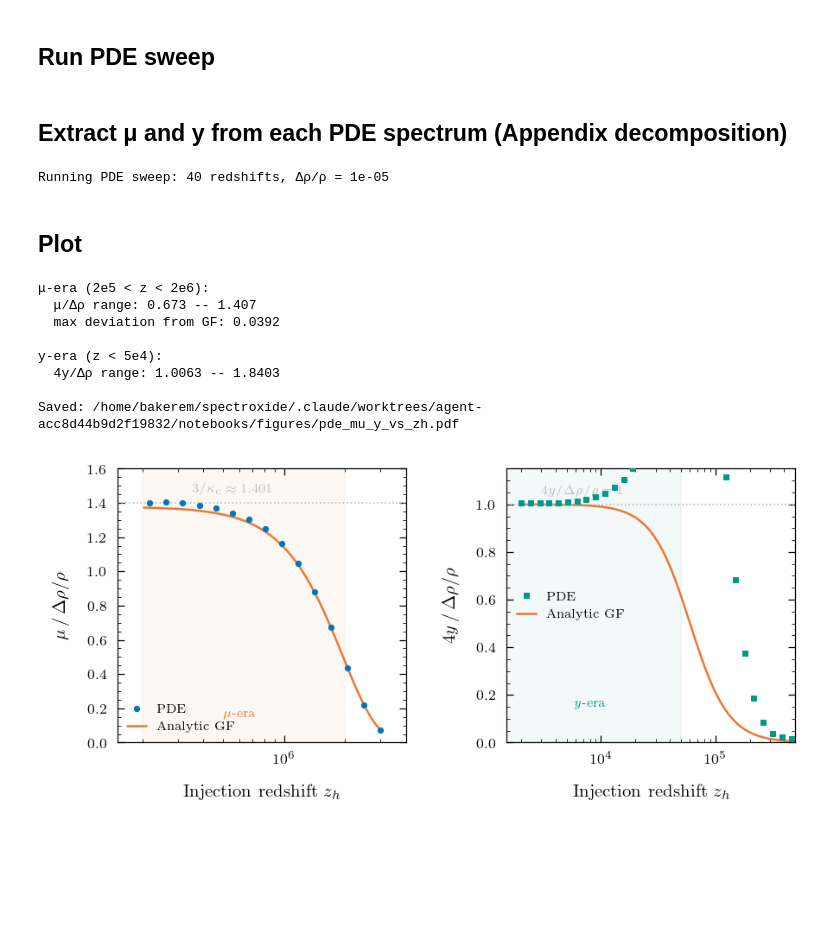
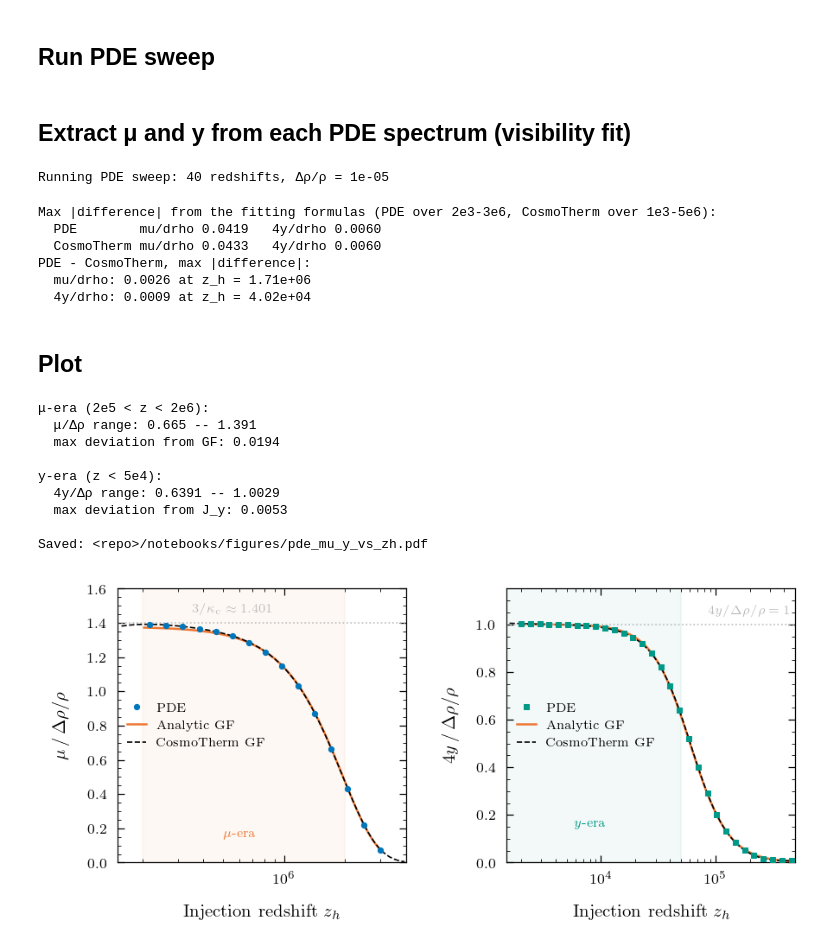
Before and after one commit to bakerem/spectroxide, a Jupyter notebook: notebooks/paper_figures/mu_y_vs_injection_redshift.ipynb, the cells around one changed output. Drawn from its saved outputs; the diff is of its cells as text; code cells hidden in the pictures; blank space fills up the shorter version.

```diff
--- a/notebooks/paper_figures/mu_y_vs_injection_redshift.ipynb
+++ b/notebooks/paper_figures/mu_y_vs_injection_redshift.ipynb
@@ -42,5 +58,5 @@ FIG_DIR.mkdir(exist_ok=True)
 # %% [markdown]
-## Extract μ and y from each PDE spectrum (Appendix decomposition)
+## Extract μ and y from each PDE spectrum (visibility fit)
 # %%
 z_injections = np.geomspace(2e3, 3e6, 40)
 delta_rho = 1e-5
@@ -66,5 +90,41 @@ four_y_over_drho = 4.0 * np.array([r["pde_y"] for r in results]) / delta_rho
 # %% [output]
 Running PDE sweep: 40 redshifts, Δρ/ρ = 1e-05
+# %%
+# CosmoTherm Green's-function database through the same fit.
+# Path: $SPECTROXIDE_GREENS_DB, else the bundled data/cosmotherm/ directory
+# (fetch with data/cosmotherm/download_greens.sh).
+db_path = os.environ.get("SPECTROXIDE_GREENS_DB")
+z_ct, x_ct, g_ct, meta_ct = load_greens_database(db_path, include_metadata=True)
+# Physical GF per unit Δρ/ρ: stored μ+y part times exp(-(z/2e6)^{5/2}) plus the
+# G_bb temperature shift (which the fit strips again).
+dn_ct = cosmotherm_gf_to_delta_n(
+    x_ct[:, None], reconstruct_full_gf(x_ct, g_ct, z_ct, meta_ct)
+)
+ct_amp = np.array(
+    [visibility_amplitudes(x_ct, dn_ct[:, i], z_ct[i]) for i in range(len(z_ct))]
+)
+mu_ct = MU_NORM * ct_amp[:, 0]
+four_y_ct = ct_amp[:, 1]
+
+print("Max |difference| from the fitting formulas (PDE over 2e3-3e6, CosmoTherm over 1e3-5e6):")
+for name, z, amp in (("PDE", z_h, pde_amp), ("CosmoTherm", z_ct, ct_amp)):
+    dmu = np.max(np.abs(MU_NORM * (amp[:, 0] - j_mu(z) * j_bb_star(z))))
+    dy = np.max(np.abs(amp[:, 1] - j_y(z)))
+    print(f"  {name:10s} mu/drho {dmu:.4f}   4y/drho {dy:.4f}")
+
+lz = np.log(z_ct)
+d_mu = mu_over_drho - np.interp(np.log(z_h), lz, mu_ct)
+d_y = four_y_over_drho - np.interp(np.log(z_h), lz, four_y_ct)
+print("PDE - CosmoTherm, max |difference|:")
+print(f"  mu/drho: {np.max(np.abs(d_mu)):.4f} at z_h = {z_h[np.argmax(np.abs(d_mu))]:.3g}")
+print(f"  4y/drho: {np.max(np.abs(d_y)):.4f} at z_h = {z_h[np.argmax(np.abs(d_y))]:.3g}")
+# %% [output]
+Max |difference| from the fitting formulas (PDE over 2e3-3e6, CosmoTherm over 1e3-5e6):
+  PDE        mu/drho 0.0419   4y/drho 0.0060
+  CosmoTherm mu/drho 0.0433   4y/drho 0.0060
+PDE - CosmoTherm, max |difference|:
+  mu/drho: 0.0026 at z_h = 1.71e+06
+  4y/drho: 0.0009 at z_h = 4.02e+04
 # %% [markdown]
 ## Plot
 # %%
@@ -76,11 +136,12 @@ four_y_gf = np.array([j_y(z) for z in z_smooth])
 print(f"\nμ-era (2e5 < z < 2e6):")
 mask = (z_h >= 2e5) & (z_h <= 2e6)
 print(f"  μ/Δρ range: {mu_over_drho[mask].min():.3f} -- {mu_over_drho[mask].max():.3f}")
-print(f"  max deviation from GF: {np.max(np.abs(mu_over_drho[mask] - np.array([1.401*j_bb_star(z)*j_mu(z) for z in z_h[mask]]))):.4f}")
+print(f"  max deviation from GF: {np.max(np.abs(mu_over_drho[mask] - 1.401 * j_bb_star(z_h[mask]) * j_mu(z_h[mask]))):.4f}")
 
 print(f"\ny-era (z < 5e4):")
 mask_y = z_h <= 5e4
 print(f"  4y/Δρ range: {four_y_over_drho[mask_y].min():.4f} -- {four_y_over_drho[mask_y].max():.4f}")
+print(f"  max deviation from J_y: {np.max(np.abs(four_y_over_drho[mask_y] - j_y(z_h[mask_y]))):.4f}")
 fig, (ax1, ax2) = plt.subplots(1, 2, figsize=(SINGLE_COL * 2, 2.8))
 fig.subplots_adjust(wspace=0.35)
 
@@ -92,6 +153,9 @@ z_smooth_mu = z_smooth[z_smooth >= 2e5]
 mu_gf_mu = np.array([1.401 * j_bb_star(z) * j_mu(z) for z in z_smooth_mu])
 ax1.semilogx(z_smooth_mu, mu_gf_mu, "-", color=C["orange"], lw=LW,
              label="Analytic GF")
+m_ct = (z_ct >= 1.5e5) & (z_ct <= 4e6)
+ax1.semilogx(z_ct[m_ct], mu_ct[m_ct], "--", color=C["black"], lw=LW_THIN,
+             label="CosmoTherm GF")
 ax1.axhline(1.401, color=C["gray"], ls=":", lw=LW_THIN)
 ax1.text(3.5e5, 1.44, r"$3/\kc \approx 1.401$", fontsize=ANNOT_SIZE,
          color=C["gray"], va="bottom")
@@ -104,39 +168,43 @@ ax1.set_xlabel(r"Injection redshift $z_h$")
 ax1.set_ylabel(r"$\mu \,/\, \drho$")
 ax1.set_xlim(1.5e5, 4e6)
 ax1.set_ylim(0, 1.6)
-ax1.legend(loc="lower left", fontsize=ANNOT_SIZE)
+ax1.legend(loc="center left", fontsize=ANNOT_SIZE)
 
 # --- Right panel: 4y/Δρ vs z_h (y-era focus) ---
 mask_y = z_h <= 5e5
 ax2.semilogx(z_h[mask_y], four_y_over_drho[mask_y], "s", color=C["teal"],
              ms=MS_SMALL, lw=LW, label="PDE", zorder=5, mew=0.5)
 ax2.semilogx(z_smooth, four_y_gf, "-", color=C["orange"], lw=LW,
              label="Analytic GF")
+m_ct = (z_ct >= 1.5e3) & (z_ct <= 5e5)
+ax2.semilogx(z_ct[m_ct], four_y_ct[m_ct], "--", color=C["black"], lw=LW_THIN,
+             label="CosmoTherm GF")
 ax2.axhline(1.0, color=C["gray"], ls=":", lw=LW_THIN)
-ax2.text(3e3, 1.03, r"$4y/\drho = 1$", fontsize=ANNOT_SIZE,
-         color=C["gray"], va="bottom")
+ax2.text(4.5e5, 1.03, r"$4y/\drho = 1$", fontsize=ANNOT_SIZE,
+         color=C["gray"], va="bottom", ha="right")
 # Era shading
 ax2.axvspan(1e3, 5e4, alpha=0.05, color=C["teal"])
 ax2.text(8e3, 0.15, r"$y$-era", fontsize=ANNOT_SIZE, color=C["teal"],
          ha="center")
 
 ax2.set_xlabel(r"Injection redshift $z_h$")
 ax2.set_ylabel(r"$4y \,/\, \drho$")
 ax2.set_xlim(1.5e3, 5e5)
 # Never clip PDE points: the upper limit covers the largest plotted value.
 ax2.set_ylim(0, max(1.15, 1.05 * np.nanmax(four_y_over_drho[mask_y])))
 ax2.legend(loc="center left", fontsize=ANNOT_SIZE)
 
 outpath = FIG_DIR / 'pde_mu_y_vs_zh.pdf'
 fig.savefig(outpath)
 print(f"\nSaved: {outpath}")
 # %% [output]
 μ-era (2e5 < z < 2e6):
-  μ/Δρ range: 0.673 -- 1.407
-  max deviation from GF: 0.0392
+  μ/Δρ range: 0.665 -- 1.391
+  max deviation from GF: 0.0194
 
 y-era (z < 5e4):
-  4y/Δρ range: 1.0063 -- 1.8403
+  4y/Δρ range: 0.6391 -- 1.0029
+  max deviation from J_y: 0.0053
 
-Saved: /home/bakerem/spectroxide/.claude/worktrees/agent-acc8d44b9d2f19832/notebooks/figures/pde_mu_y_vs_zh.pdf
+Saved: <repo>/notebooks/figures/pde_mu_y_vs_zh.pdf
-[figure, old version]
+[figure, new version]
```
Also changed, not shown: parts of 3 cells of this notebook, 3 other files.
